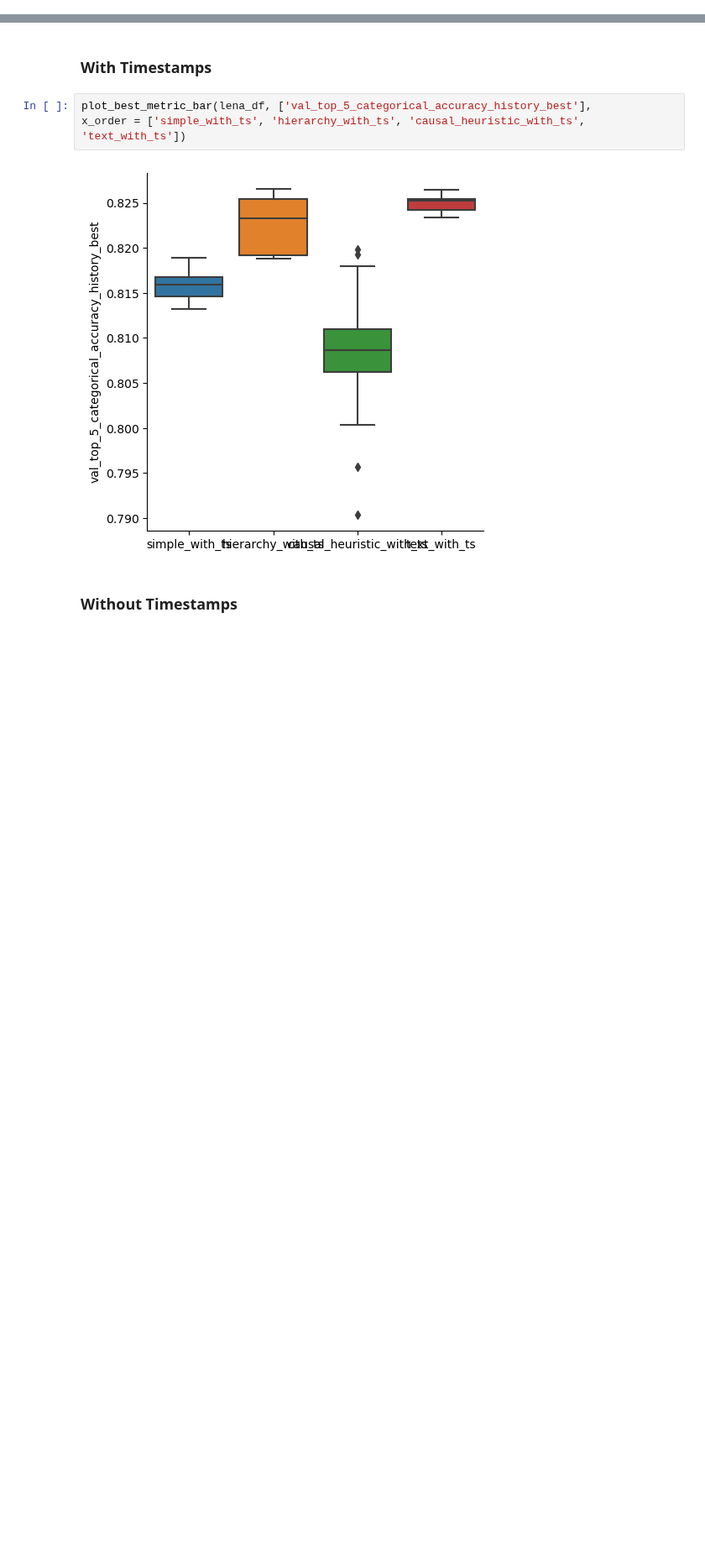
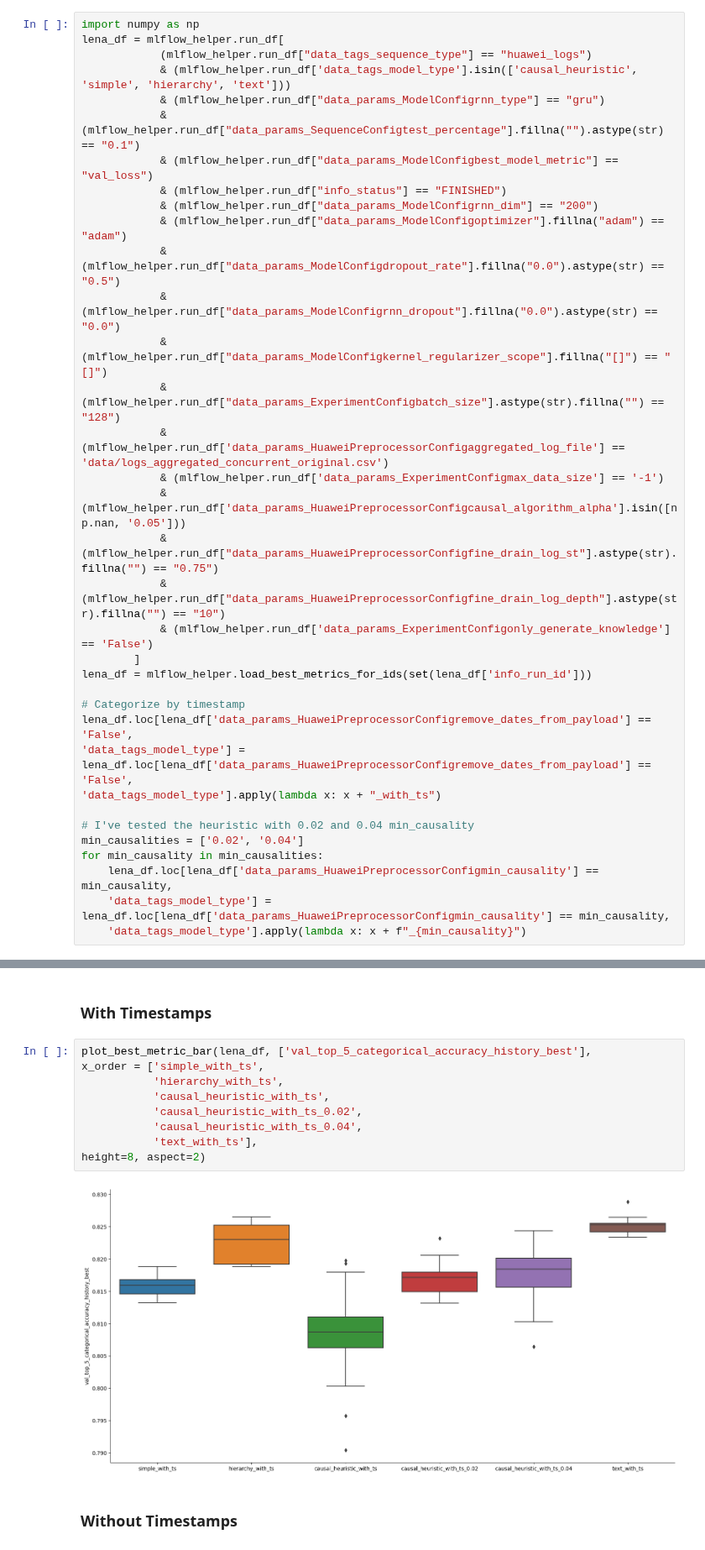
Before and after one commit to ralmasri/Domain-Guided-Monitoring, a Jupyter notebook: notebooks/knowledge_graphs.ipynb, the cells around one changed output, grey strips where cells are left out. Shown at 84% size. Cells and saved outputs as stored; diff of their text form; blank space fills up the shorter version.

Commit message:
new graphs

```diff
--- a/notebooks/knowledge_graphs.ipynb
+++ b/notebooks/knowledge_graphs.ipynb
@@ -58,3 +50,38 @@ lena_df.loc[lena_df['data_params_HuaweiPreprocessorConfigremove_dates_from_paylo
+# %%
+import numpy as np
+lena_df = mlflow_helper.run_df[
+            (mlflow_helper.run_df["data_tags_sequence_type"] == "huawei_logs")
+            & (mlflow_helper.run_df['data_tags_model_type'].isin(['causal_heuristic', 'simple', 'hierarchy', 'text']))
+            & (mlflow_helper.run_df["data_params_ModelConfigrnn_type"] == "gru")
+            & (mlflow_helper.run_df["data_params_SequenceConfigtest_percentage"].fillna("").astype(str) == "0.1")
+            & (mlflow_helper.run_df["data_params_ModelConfigbest_model_metric"] == "val_loss")
+            & (mlflow_helper.run_df["info_status"] == "FINISHED")
+            & (mlflow_helper.run_df["data_params_ModelConfigrnn_dim"] == "200")
+            & (mlflow_helper.run_df["data_params_ModelConfigoptimizer"].fillna("adam") == "adam")
+            & (mlflow_helper.run_df["data_params_ModelConfigdropout_rate"].fillna("0.0").astype(str) == "0.5")
+            & (mlflow_helper.run_df["data_params_ModelConfigrnn_dropout"].fillna("0.0").astype(str) == "0.0")
+            & (mlflow_helper.run_df["data_params_ModelConfigkernel_regularizer_scope"].fillna("[]") == "[]")
+            & (mlflow_helper.run_df["data_params_ExperimentConfigbatch_size"].astype(str).fillna("") == "128")
+            & (mlflow_helper.run_df['data_params_HuaweiPreprocessorConfigaggregated_log_file'] == 'data/logs_aggregated_concurrent_original.csv')
+            & (mlflow_helper.run_df['data_params_ExperimentConfigmax_data_size'] == '-1')
+            & (mlflow_helper.run_df['data_params_HuaweiPreprocessorConfigcausal_algorithm_alpha'].isin([np.nan, '0.05']))
+            & (mlflow_helper.run_df["data_params_HuaweiPreprocessorConfigfine_drain_log_st"].astype(str).fillna("") == "0.75")
+            & (mlflow_helper.run_df["data_params_HuaweiPreprocessorConfigfine_drain_log_depth"].astype(str).fillna("") == "10")
+            & (mlflow_helper.run_df['data_params_ExperimentConfigonly_generate_knowledge'] == 'False')
+        ]
+lena_df = mlflow_helper.load_best_metrics_for_ids(set(lena_df['info_run_id']))
+
+# Categorize by timestamp
+lena_df.loc[lena_df['data_params_HuaweiPreprocessorConfigremove_dates_from_payload'] == 'False',
+'data_tags_model_type'] = lena_df.loc[lena_df['data_params_HuaweiPreprocessorConfigremove_dates_from_payload'] == 'False',
+'data_tags_model_type'].apply(lambda x: x + "_with_ts")
+
+# I've tested the heuristic with 0.02 and 0.04 min_causality
+min_causalities = ['0.02', '0.04']
+for min_causality in min_causalities:
+    lena_df.loc[lena_df['data_params_HuaweiPreprocessorConfigmin_causality'] == min_causality,
+    'data_tags_model_type'] = lena_df.loc[lena_df['data_params_HuaweiPreprocessorConfigmin_causality'] == min_causality,
+    'data_tags_model_type'].apply(lambda x: x + f"_{min_causality}")
 # %%
 count_attributes(lena_df)
 # %% [output]
@@ -72,9 +103,15 @@ Name: data_tags_model_type, dtype: int64
 ### With Timestamps
 # %%
 plot_best_metric_bar(lena_df, ['val_top_5_categorical_accuracy_history_best'],
-x_order = ['simple_with_ts', 'hierarchy_with_ts', 'causal_heuristic_with_ts', 'text_with_ts'])
+x_order = ['simple_with_ts',
+           'hierarchy_with_ts',
+           'causal_heuristic_with_ts',
+           'causal_heuristic_with_ts_0.02',
+           'causal_heuristic_with_ts_0.04',
+           'text_with_ts'],
+height=8, aspect=2)
 # %% [output]
-[figure, old version]
+[figure, new version]
 # %% [markdown]
 ### Without Timestamps
 # %%
```
Also changed, not shown: parts of 29 cells of this notebook.
